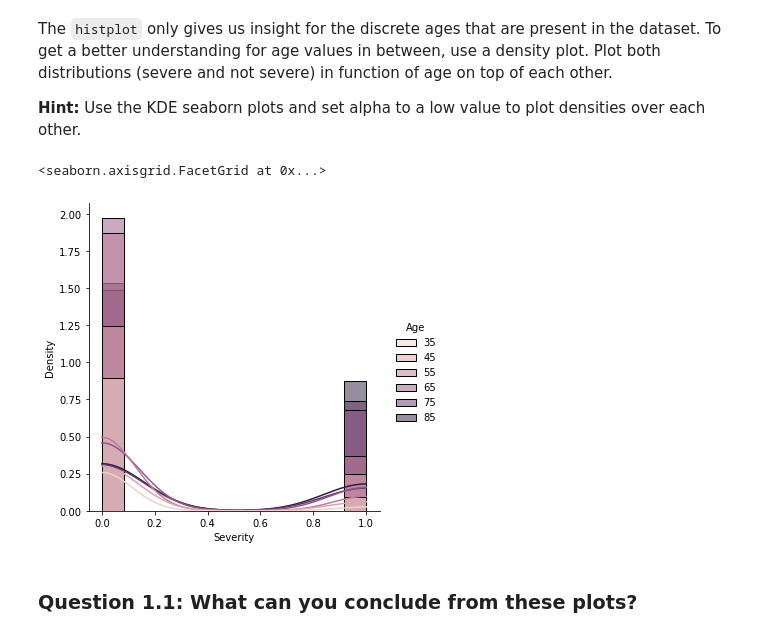
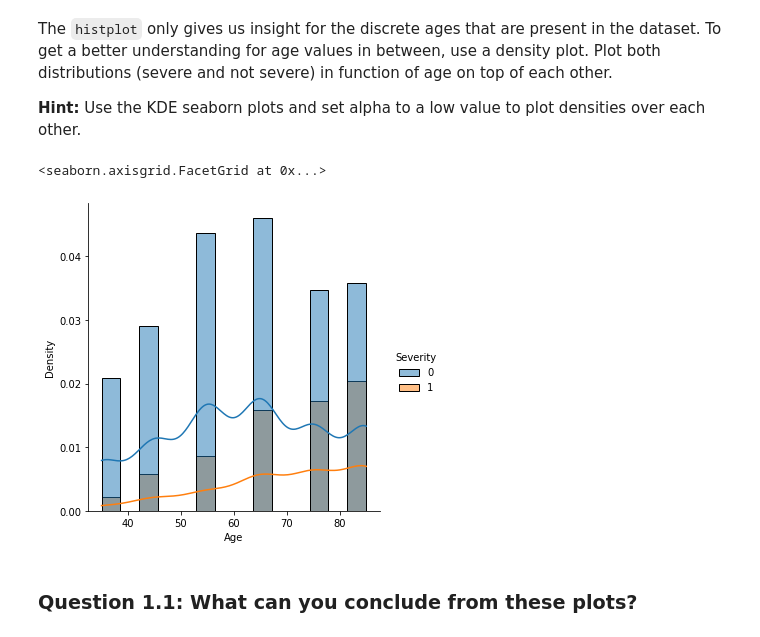
Before and after one commit to Aneruth/Clinical-Decision-Support-System, a Jupyter notebook: WPO4/WPO_4_student.ipynb, the cells around one changed output. Saved outputs shown, nothing was run; the diff lists cells and outputs as text; code cells hidden in the pictures.

```diff
--- a/WPO4/WPO_4_student.ipynb
+++ b/WPO4/WPO_4_student.ipynb
@@ -106,10 +106,10 @@ The `histplot` only gives us insight for the discrete ages that are present in t
 
 __Hint:__ Use the KDE seaborn plots and set alpha to a low value to plot densities over each other.
 # %%
-sns.displot(df, x="Severity", hue="Age",kde=True,stat="density")
+sns.displot(df, x="Age", hue="Severity",kde=True,stat="density")
 # %% [output]
 <seaborn.axisgrid.FacetGrid at 0x...>
-[figure, old version]
+[figure, new version]
 # %% [markdown]
 ### Question 1.1: What can you conclude from these plots?
 # %% [markdown]
```
Also changed, not shown: parts of 13 cells of this notebook.
